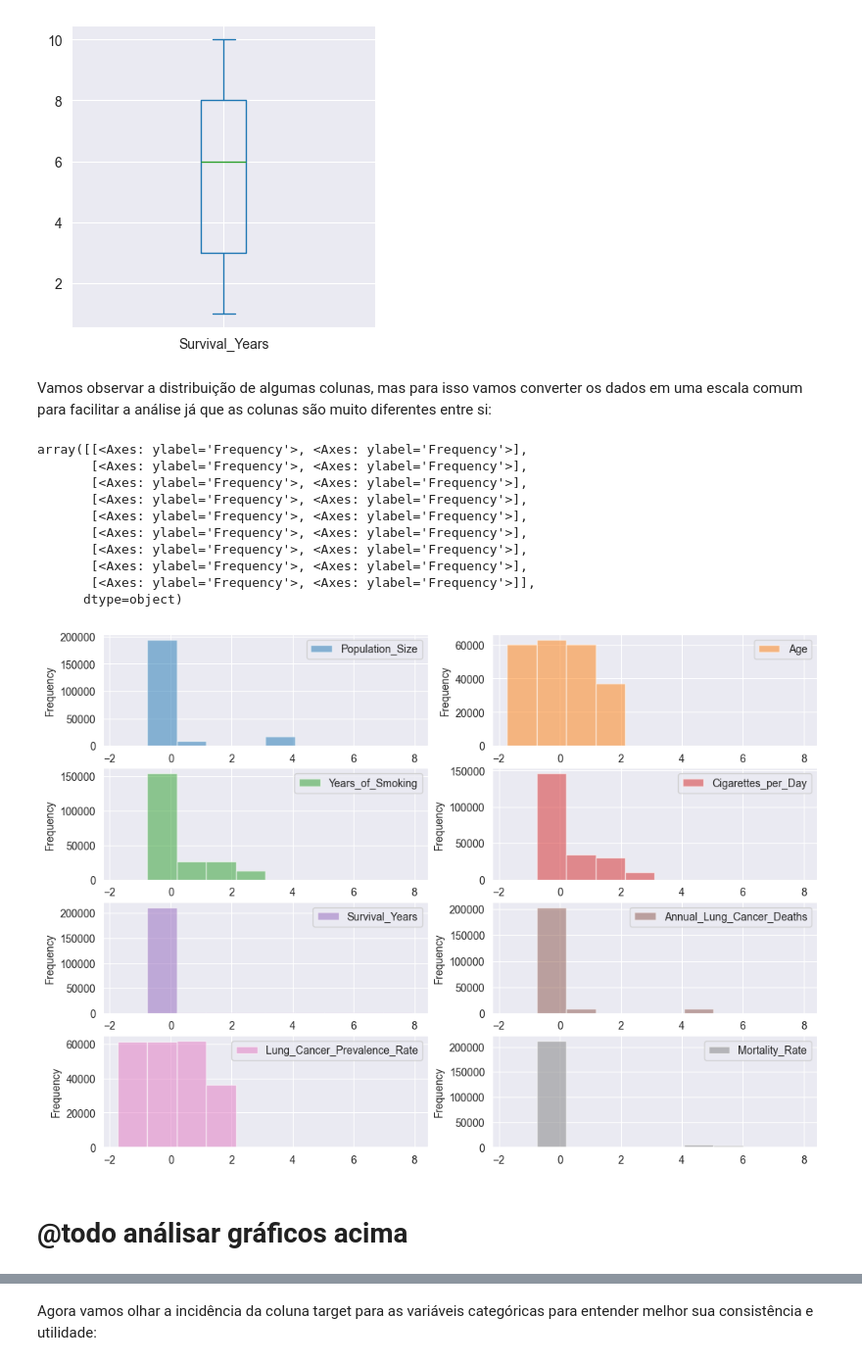
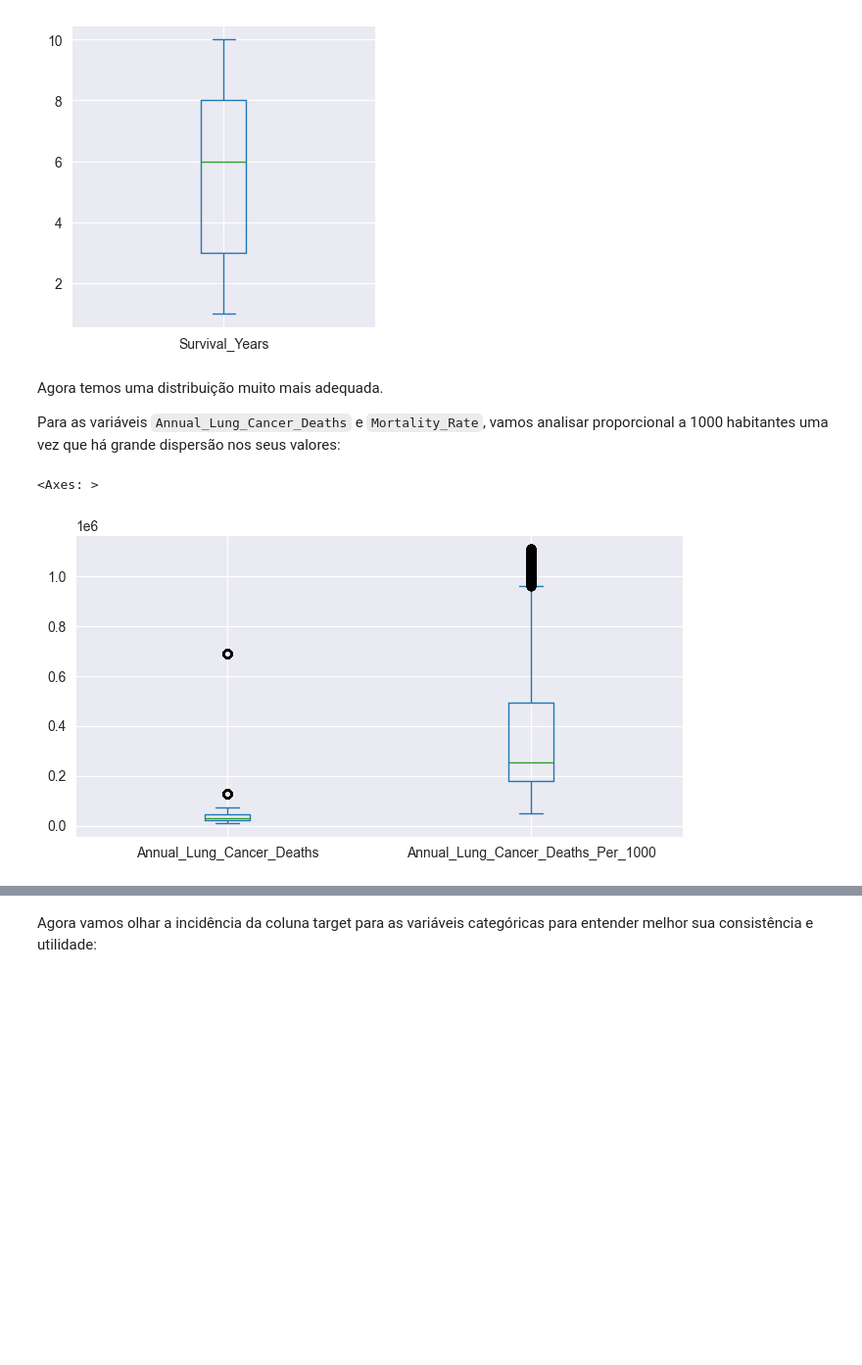
Before and after one commit to ademspr/fiap-ai-tech-challenge-01, a Jupyter notebook: notebooks/tech-challenger-01-analisys.ipynb, the cells around one changed output, grey strips where cells are left out. Shown at 98% size. Drawn from its saved outputs; the diff is of its cells as text; code cells hidden in the pictures; blank space fills up the shorter version.

```diff
--- a/notebooks/tech-challenger-01-analisys.ipynb
+++ b/notebooks/tech-challenger-01-analisys.ipynb
@@ -205,26 +243,12 @@ df.where(df["Lung_Cancer_Diagnosis"] == "Yes")["Survival_Years"].plot(kind="box"
 <Axes: >
 [figure]
 # %% [markdown]
-Vamos observar a distribuição de algumas colunas, mas para isso vamos converter os dados em uma escala comum para facilitar a análise já que as colunas são muito diferentes entre si:
+Agora temos uma distribuição muito mais adequada.
+
+Para as variáveis `Annual_Lung_Cancer_Deaths` e `Mortality_Rate`, vamos analisar proporcional a 1000 habitantes uma vez que há grande dispersão nos seus valores:
-# %%
-from sklearn.preprocessing import StandardScaler
-
-number_df = df.drop(columns="ID").select_dtypes(include=["int", "float"])
-scaled_array = StandardScaler().fit_transform(number_df)
-
-standardized_df = pd.DataFrame(scaled_array, columns=number_df.columns, index=df.index)
-standardized_df.plot(kind="hist", alpha=0.5, figsize=(12, 20), subplots=True, layout=(9, 2), sharex=False, sharey=False)
-# %% [output]
-array([[<Axes: ylabel='Frequency'>, <Axes: ylabel='Frequency'>],
-       [<Axes: ylabel='Frequency'>, <Axes: ylabel='Frequency'>],
-       [<Axes: ylabel='Frequency'>, <Axes: ylabel='Frequency'>],
-       [<Axes: ylabel='Frequency'>, <Axes: ylabel='Frequency'>],
-       [<Axes: ylabel='Frequency'>, <Axes: ylabel='Frequency'>],
-       [<Axes: ylabel='Frequency'>, <Axes: ylabel='Frequency'>],
-       [<Axes: ylabel='Frequency'>, <Axes: ylabel='Frequency'>],
-       [<Axes: ylabel='Frequency'>, <Axes: ylabel='Frequency'>],
-       [<Axes: ylabel='Frequency'>, <Axes: ylabel='Frequency'>]],
-      dtype=object)
-[figure, removed]
-# %% [markdown]
-# @todo análisar gráficos acima
+# %%
+df["Annual_Lung_Cancer_Deaths_Per_1000"] = (df["Annual_Lung_Cancer_Deaths"] / df["Population_Size"]) * 1000
+df[["Annual_Lung_Cancer_Deaths", "Annual_Lung_Cancer_Deaths_Per_1000"]].plot(kind="box", figsize=(8,4))
+# %% [output]
+<Axes: >
+[figure, added]
```
Also changed, not shown: parts of 21 cells of this notebook.
